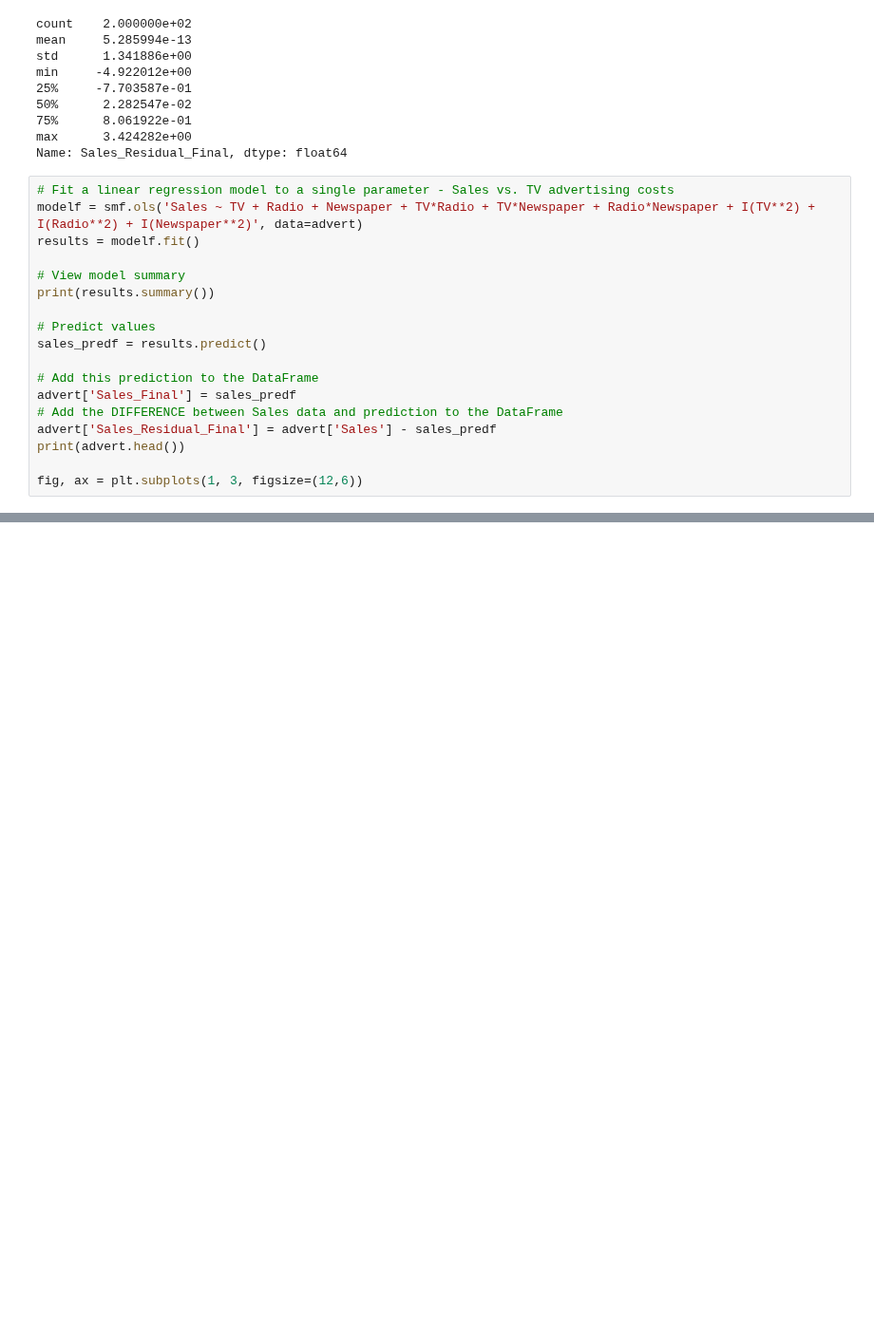
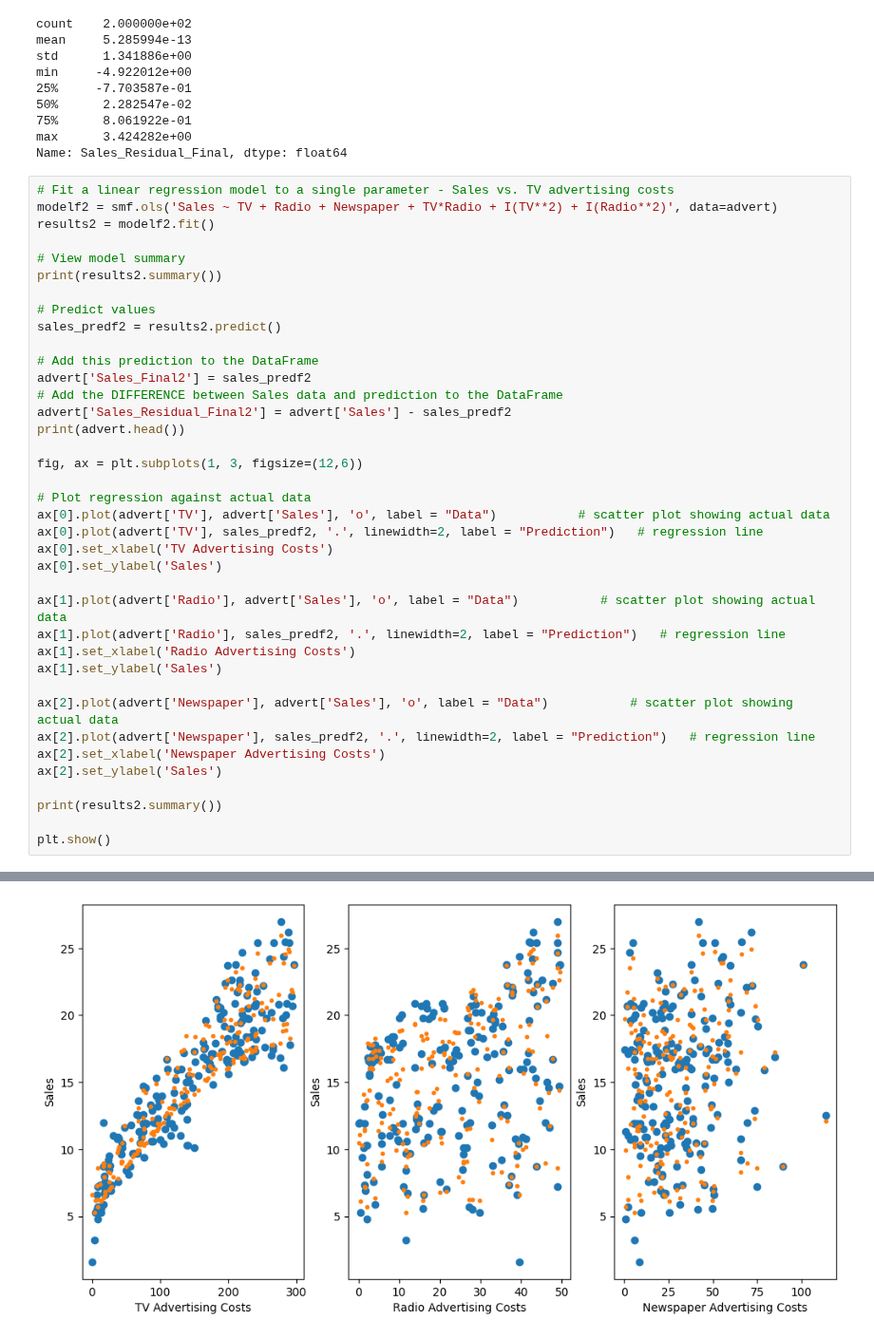
Before and after one commit to brash99/phys441, a Jupyter notebook: JupyterNotebooks/Assignment_Solutions/Assignment2/linear_regression_statsmodels_multifactor.ipynb, the cells around one changed output, grey strips where cells are left out. Shown at 95% size. Cells and saved outputs as stored; diff of their text form; blank space fills up the shorter version.

```diff
--- a/JupyterNotebooks/Assignment_Solutions/Assignment2/linear_regression_statsmodels_multifactor.ipynb
+++ b/JupyterNotebooks/Assignment_Solutions/Assignment2/linear_regression_statsmodels_multifactor.ipynb
@@ -306,19 +306,40 @@ max      3.424282e+00
 Name: Sales_Residual_Final, dtype: float64
 # %%
 # Fit a linear regression model to a single parameter - Sales vs. TV advertising costs
-modelf = smf.ols('Sales ~ TV + Radio + Newspaper + TV*Radio + TV*Newspaper + Radio*Newspaper + I(TV**2) + I(Radio**2) + I(Newspaper**2)', data=advert)
-results = modelf.fit()
+modelf2 = smf.ols('Sales ~ TV + Radio + Newspaper + TV*Radio + I(TV**2) + I(Radio**2)', data=advert)
+results2 = modelf2.fit()
 
 # View model summary
-print(results.summary())
+print(results2.summary())
 
 # Predict values
-sales_predf = results.predict()
+sales_predf2 = results2.predict()
 
 # Add this prediction to the DataFrame
-advert['Sales_Final'] = sales_predf
+advert['Sales_Final2'] = sales_predf2
 # Add the DIFFERENCE between Sales data and prediction to the DataFrame
-advert['Sales_Residual_Final'] = advert['Sales'] - sales_predf
+advert['Sales_Residual_Final2'] = advert['Sales'] - sales_predf2
 print(advert.head())
 
 fig, ax = plt.subplots(1, 3, figsize=(12,6))
+
+# Plot regression against actual data
+ax[0].plot(advert['TV'], advert['Sales'], 'o', label = "Data")           # scatter plot showing actual data
+ax[0].plot(advert['TV'], sales_predf2, '.', linewidth=2, label = "Prediction")   # regression line
+ax[0].set_xlabel('TV Advertising Costs')
+ax[0].set_ylabel('Sales')
+
+ax[1].plot(advert['Radio'], advert['Sales'], 'o', label = "Data")           # scatter plot showing actual data
+ax[1].plot(advert['Radio'], sales_predf2, '.', linewidth=2, label = "Prediction")   # regression line
+ax[1].set_xlabel('Radio Advertising Costs')
+ax[1].set_ylabel('Sales')
+
+ax[2].plot(advert['Newspaper'], advert['Sales'], 'o', label = "Data")           # scatter plot showing actual data
+ax[2].plot(advert['Newspaper'], sales_predf2, '.', linewidth=2, label = "Prediction")   # regression line
+ax[2].set_xlabel('Newspaper Advertising Costs')
+ax[2].set_ylabel('Sales')
+
+print(results2.summary())
+
+plt.show()
+# %% [output]
@@ -324,0 +363 @@ fig, ax = plt.subplots(1, 3, figsize=(12,6))
+[figure, added]
```
Also changed, not shown: parts of 2 cells of this notebook.
